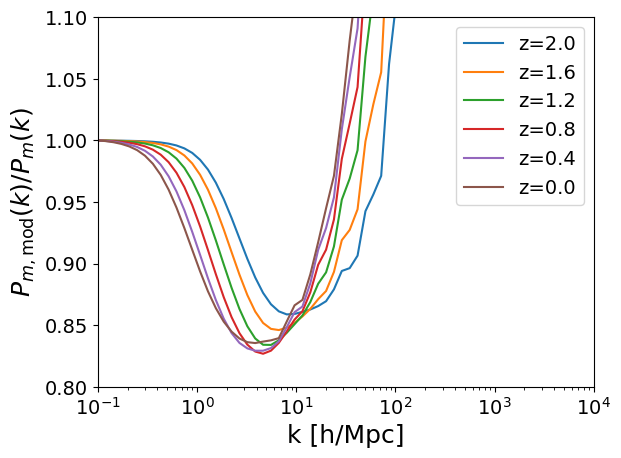
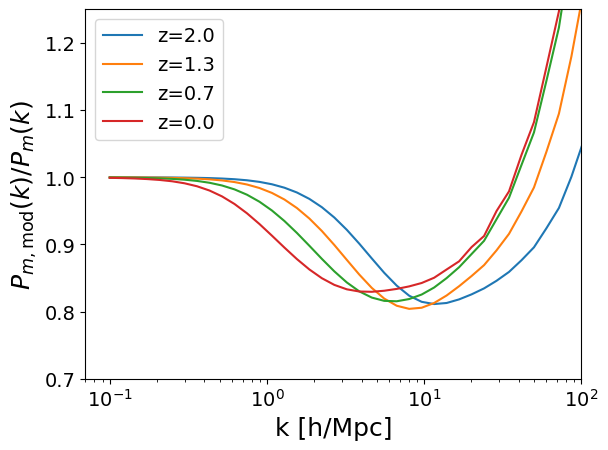
The change to this notebook cell's code, shown as a diff; its figure went from the first image to the second:
--- before
+++ after
@@ -17,6 +17,4 @@
     # compute CDM power spectrum
     clump_mass_func = ClumpMassGiocoli2010(cfg_local)
-    
-    print(clump_mass_func.f(1e4))
     
     Pm_dmo = MatterPower(cfg_local, 
@@ -58,6 +56,6 @@
     
 plt.xscale("log")
-plt.ylim(0.8, 1.1)
-plt.xlim(np.min(k_grid), np.max(k_grid))
+plt.ylim(0.7, 1.25)
+plt.xlim(7e-2, 1e2)
 plt.xlabel('k [h/Mpc]')
 plt.ylabel(r'$P_{m, \mathrm{mod}}(k) / P_m(k)$')

Commit: .